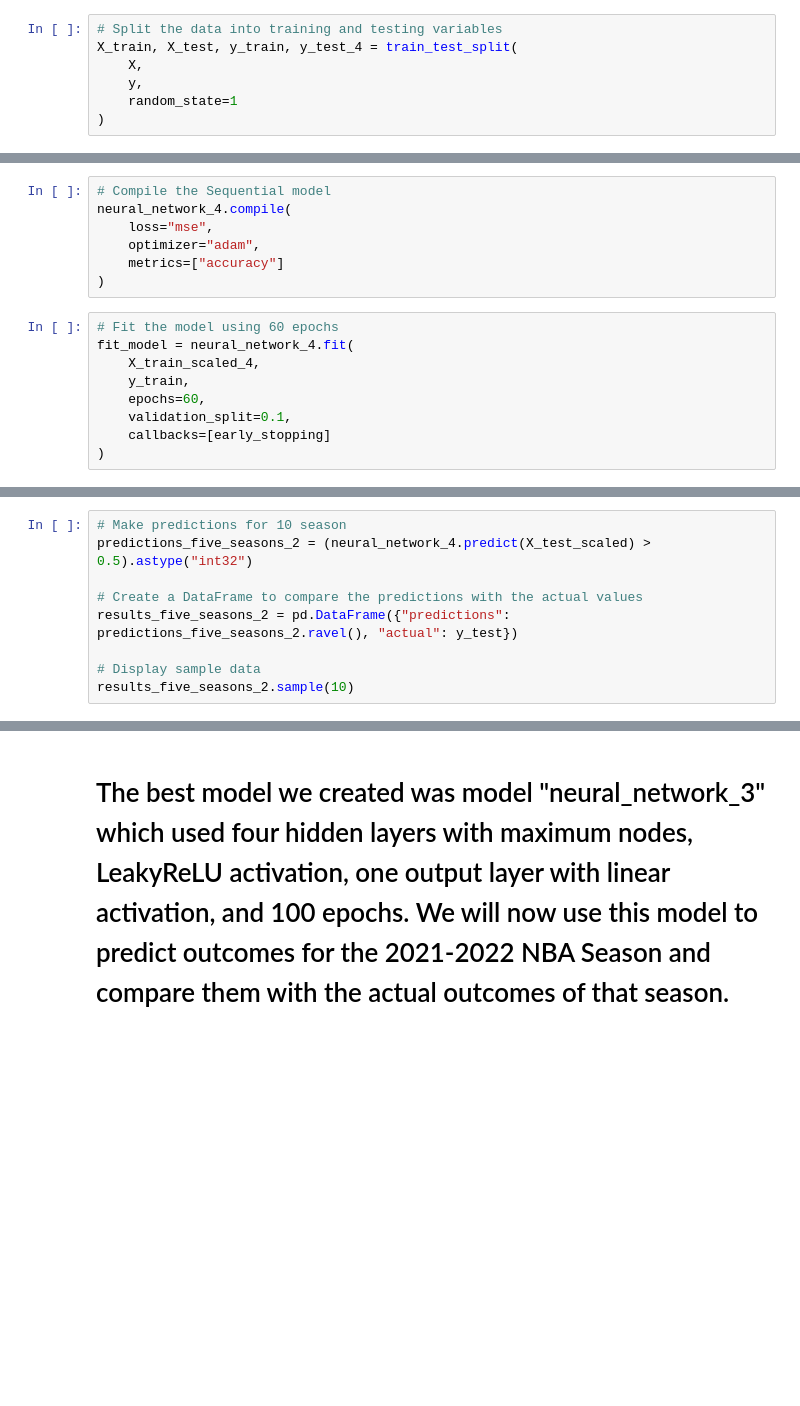
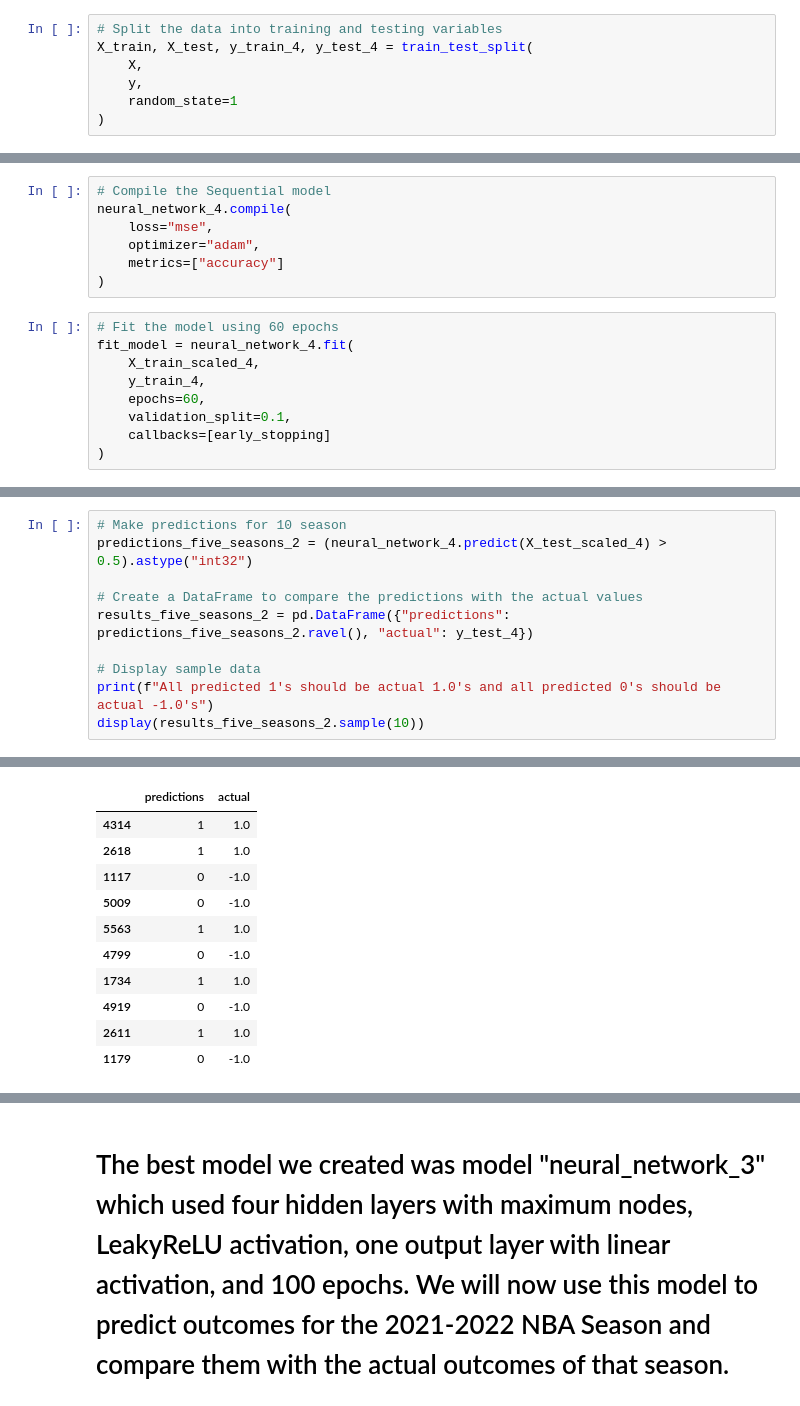
Before and after one commit to kheller18/nba-sports-betting-ml, a Jupyter notebook: main.ipynb, the cells around one changed output, grey strips where cells are left out. Saved outputs shown, nothing was run; the diff lists cells and outputs as text; blank space fills up the shorter version.

```diff
--- a/main.ipynb
+++ b/main.ipynb
@@ -837,6 +1155,6 @@ display(X.head())
 # %%
 # Split the data into training and testing variables
-X_train, X_test, y_train, y_test_4 = train_test_split(
+X_train, X_test, y_train_4, y_test_4 = train_test_split(
     X,
     y,
     random_state=1
@@ -937,7 +1281,7 @@ neural_network_4.compile(
 # Fit the model using 60 epochs
 fit_model = neural_network_4.fit(
     X_train_scaled_4,
-    y_train,
+    y_train_4,
     epochs=60,
     validation_split=0.1,
     callbacks=[early_stopping]
@@ -955,9 +1323,11 @@ print(f"Loss: {model_loss}, Accuracy: {model_accuracy}")
 # %%
 # Make predictions for 10 season
-predictions_five_seasons_2 = (neural_network_4.predict(X_test_scaled) > 0.5).astype("int32")
+predictions_five_seasons_2 = (neural_network_4.predict(X_test_scaled_4) > 0.5).astype("int32")
 
 # Create a DataFrame to compare the predictions with the actual values
-results_five_seasons_2 = pd.DataFrame({"predictions": predictions_five_seasons_2.ravel(), "actual": y_test})
+results_five_seasons_2 = pd.DataFrame({"predictions": predictions_five_seasons_2.ravel(), "actual": y_test_4})
 
 # Display sample data
-results_five_seasons_2.sample(10)
+print(f"All predicted 1's should be actual 1.0's and all predicted 0's should be actual -1.0's")
+display(results_five_seasons_2.sample(10))
+# %% [output]
@@ -964,3 +1336,14 @@ results_five_seasons_2.sample(10)
+|  | predictions | actual |
+| 4314 | 1 | 1.0 |
+| 2618 | 1 | 1.0 |
+| 1117 | 0 | -1.0 |
+| 5009 | 0 | -1.0 |
+| 5563 | 1 | 1.0 |
+| 4799 | 0 | -1.0 |
+| 1734 | 1 | 1.0 |
+| 4919 | 0 | -1.0 |
+| 2611 | 1 | 1.0 |
+| 1179 | 0 | -1.0 |
 # %%
 # plot the validation split to verify the model is not overfitting
 history = neural_network_4.fit(
```
Also changed, not shown: parts of 49 cells of this notebook.
